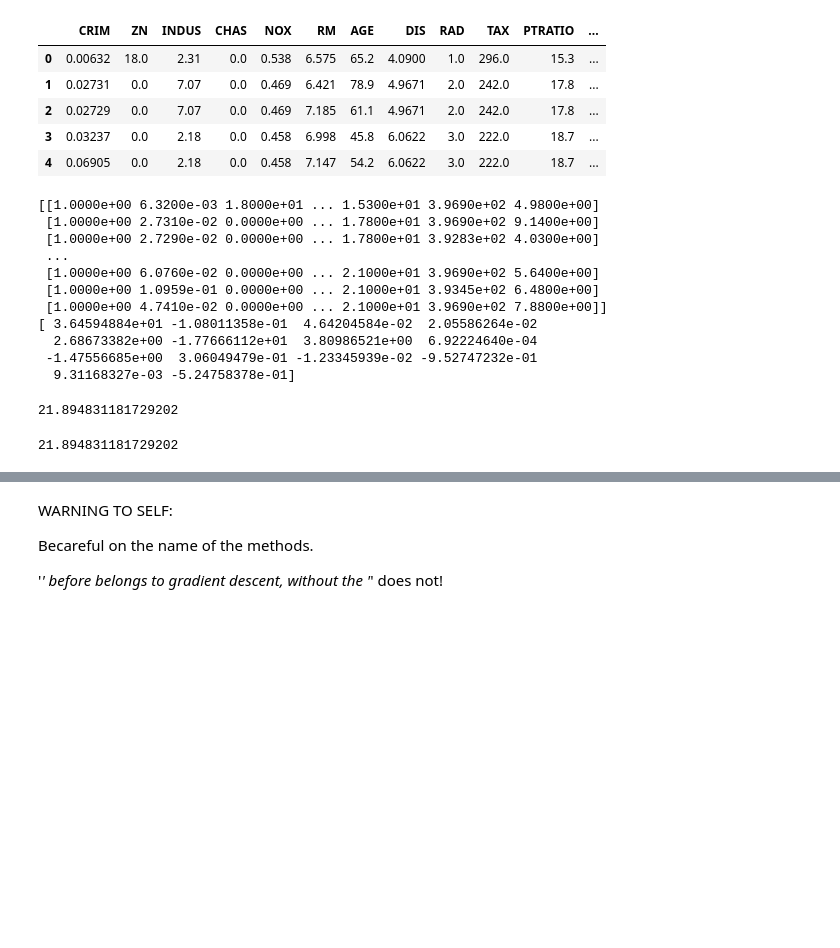
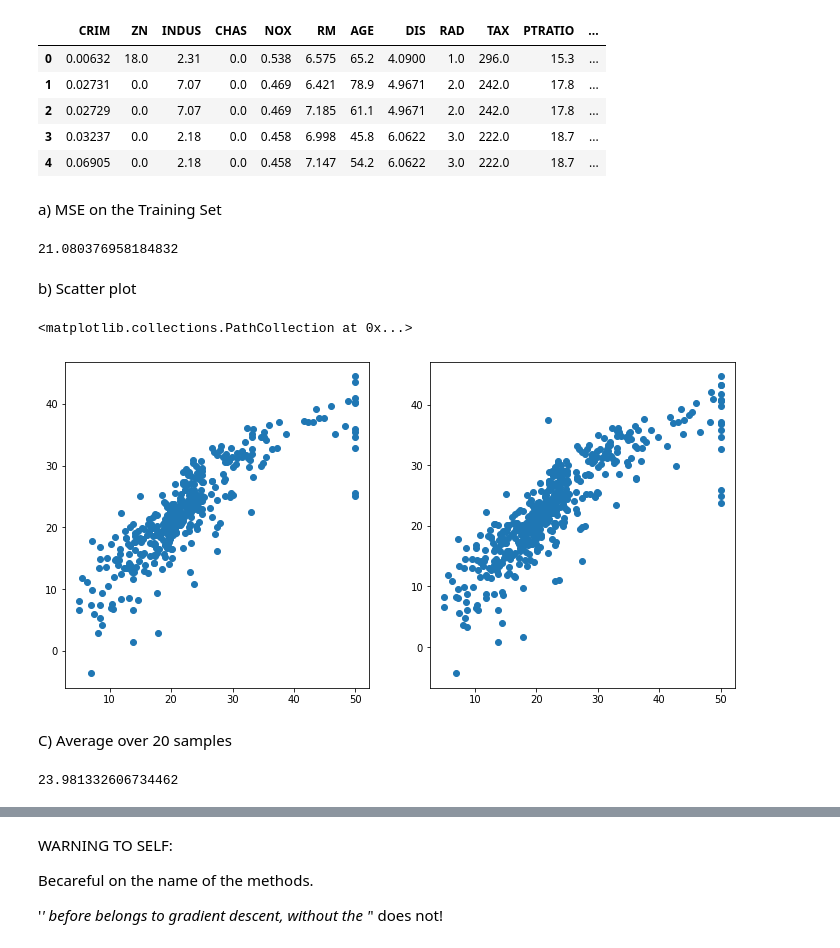
Before and after one commit to Shuaf98/y-data, a Jupyter notebook: ydata_supervised_learning/lecture3_Regression/Shua_Regression_Regularization_Exercise.ipynb, the cells around one changed output, grey strips where cells are left out. Saved outputs shown, nothing was run; the diff lists cells and outputs as text; code cells hidden in the pictures; blank space fills up the shorter version.

Commit message:
Finished Part 1, including the T-test

```diff
--- a/ydata_supervised_learning/lecture3_Regression/Shua_Regression_Regularization_Exercise.ipynb
+++ b/ydata_supervised_learning/lecture3_Regression/Shua_Regression_Regularization_Exercise.ipynb
@@ -122,10 +122,8 @@ class Ols(object):
 
   def predict(self, X):
     self.X = self.pad(X) #Pads the new input, now is same dimensionality as w
-    print(self.X)
-    print(self.w)
-    return self.X @ self.w
-
+    self.labels = self.X @ self.w
+    return self.labels
   def _predict(self, X):
     # optional to use this
     pass
@@ -137,30 +135,15 @@ class Ols(object):
     pred = self.predict(self.X) #predict does the padding for X
     return np.square(np.subtract(self.Y ,pred)).mean()
     # return np.sum((self.Y - pred)**2) / Y.shape[0]
-# %%
-#Got the same result as Sklearn with this
-ols = Ols()
-ols.fit(X,y)
-ols.score(X,y)
-# %% [output]
-[[1.0000e+00 6.3200e-03 1.8000e+01 ... 1.5300e+01 3.9690e+02 4.9800e+00]
- [1.0000e+00 2.7310e-02 0.0000e+00 ... 1.7800e+01 3.9690e+02 9.1400e+00]
- [1.0000e+00 2.7290e-02 0.0000e+00 ... 1.7800e+01 3.9283e+02 4.0300e+00]
- ...
- [1.0000e+00 6.0760e-02 0.0000e+00 ... 2.1000e+01 3.9690e+02 5.6400e+00]
- [1.0000e+00 1.0959e-01 0.0000e+00 ... 2.1000e+01 3.9345e+02 6.4800e+00]
- [1.0000e+00 4.7410e-02 0.0000e+00 ... 2.1000e+01 3.9690e+02 7.8800e+00]]
-[ 3.64594884e+01 -1.08011358e-01  4.64204584e-02  2.05586264e-02
-  2.68673382e+00 -1.77666112e+01  3.80986521e+00  6.92224640e-04
- -1.47556685e+00  3.06049479e-01 -1.23345939e-02 -9.52747232e-01
-  9.31168327e-03 -5.24758378e-01]
-21.894831181729202
 # %%
+from sklearn.model_selection import train_test_split
 from sklearn.metrics import mean_squared_error
 from sklearn.linear_model import LinearRegression
-
-reg = LinearRegression()
-reg.fit(X,y)
-mean_squared_error(y, reg.predict(X))
-# %% [output]
-21.894831181729202
+# %% [markdown]
+a) MSE on the Training Set
+# %%
+ols = Ols()
+ols.fit(X_train,Y_train)
+ols.score(X_train,Y_train)
+# %% [output]
+21.080376958184832
@@ -166,0 +152,31 @@ mean_squared_error(y, reg.predict(X))
+# %% [markdown]
+b) Scatter plot
+# %%
+import matplotlib.pyplot as plt
+
+ols_pred = ols.predict(X_train)
+fig = plt.figure(figsize= (12,6))
+plt.subplot(1,2,1)
+plt.scatter(Y_train ,ols_pred)
+
+plt.subplot(1,2,2)
+reg = LinearRegression().fit(X,y)
+pred = reg.predict(X)
+plt.scatter(y, pred)
+# %% [output]
+<matplotlib.collections.PathCollection at 0x...>
+[figure, added]
+# %% [markdown]
+C) Average over 20 samples
+# %%
+avg_mse = []
+for i in range(20):
+    X_train, X_test, Y_train, Y_test = train_test_split(X, y, test_size= .25, shuffle= True)
+    GD = Ols()
+    GD.fit(X_train, Y_train)
+    GD.predict(X_test)
+    # avg_mse.append( 1/Y_test.size * np.sum(GD.labels - Y_test)**2)
+    avg_mse.append(GD.score(X_test, Y_test))
+np.mean(avg_mse)
+# %% [output]
+23.981332606734462
```
Also changed, not shown: parts of 7 cells of this notebook.
